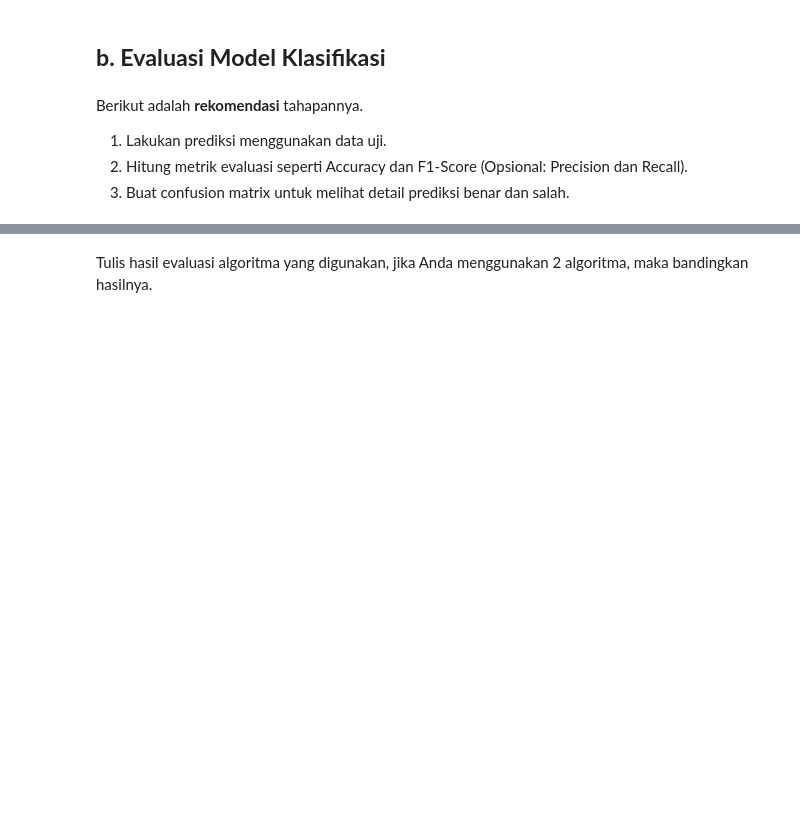
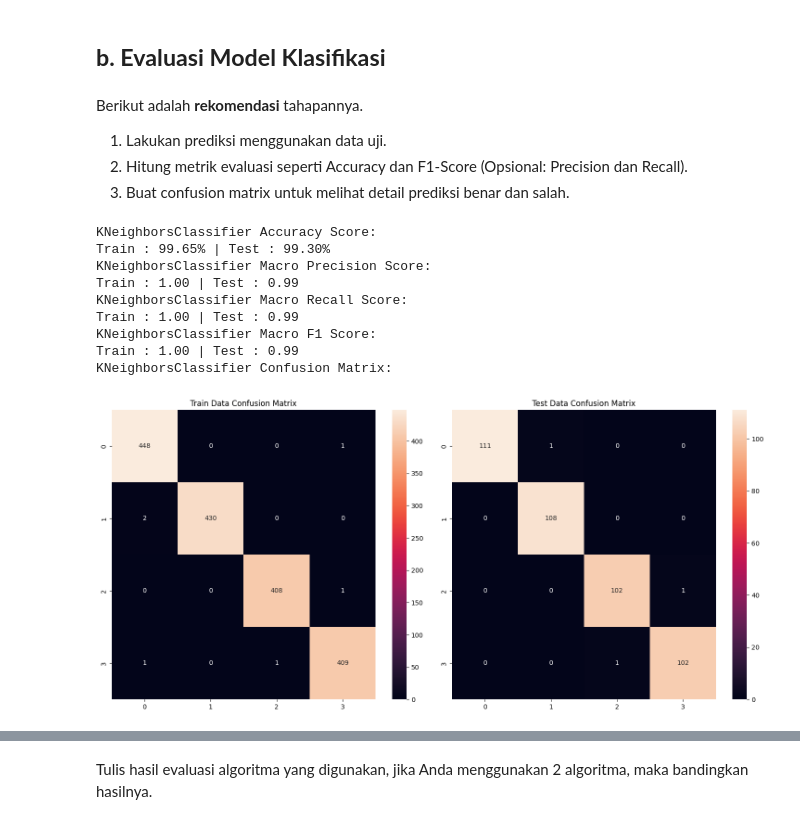
Before and after one commit to hfzdzakii/Dicoding-AnalysisDataAndModelling, a Jupyter notebook: [Klasifikasi]_Submission_Akhir_BMLP_Muhammad_Hafizh_Dzaki.ipynb, the cells around one changed output, grey strips where cells are left out. Drawn from its saved outputs; the diff is of its cells as text; code cells hidden in the pictures; blank space fills up the shorter version.

```diff
--- a/[Klasifikasi]_Submission_Akhir_BMLP_Muhammad_Hafizh_Dzaki.ipynb
+++ b/[Klasifikasi]_Submission_Akhir_BMLP_Muhammad_Hafizh_Dzaki.ipynb
@@ -149,3 +157,17 @@ def check_metrics(model, X_test, y_test):
     plt.show()
+# %%
+# KNN model evaluation
+check_metrics(knn, X_train_clean, y_train, X_test_clean, y_test)
+# %% [output]
+KNeighborsClassifier Accuracy Score:
+Train : 99.65% | Test : 99.30%
+KNeighborsClassifier Macro Precision Score:
+Train : 1.00 | Test : 0.99
+KNeighborsClassifier Macro Recall Score:
+Train : 1.00 | Test : 0.99
+KNeighborsClassifier Macro F1 Score:
+Train : 1.00 | Test : 0.99
+KNeighborsClassifier Confusion Matrix:
+[figure, added]
 # %%
 # Decision Tree model evaluation
```
Also changed, not shown: parts of 13 cells of this notebook, 3 other files.
